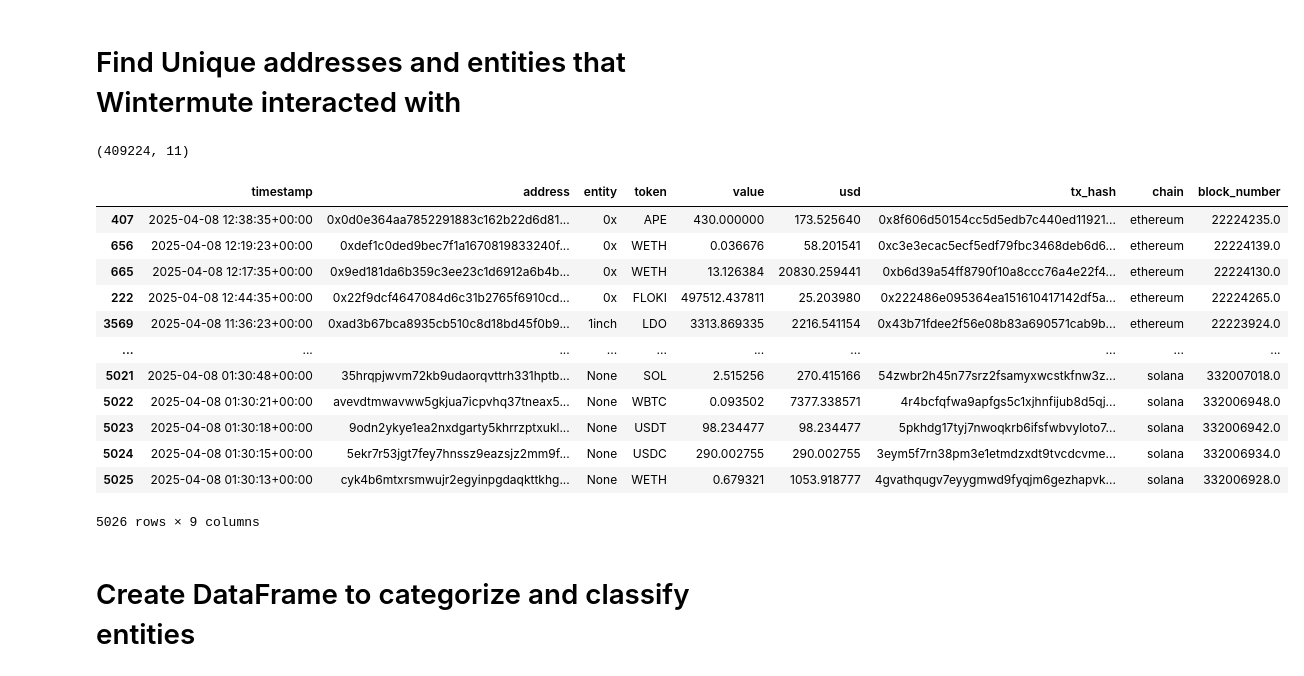
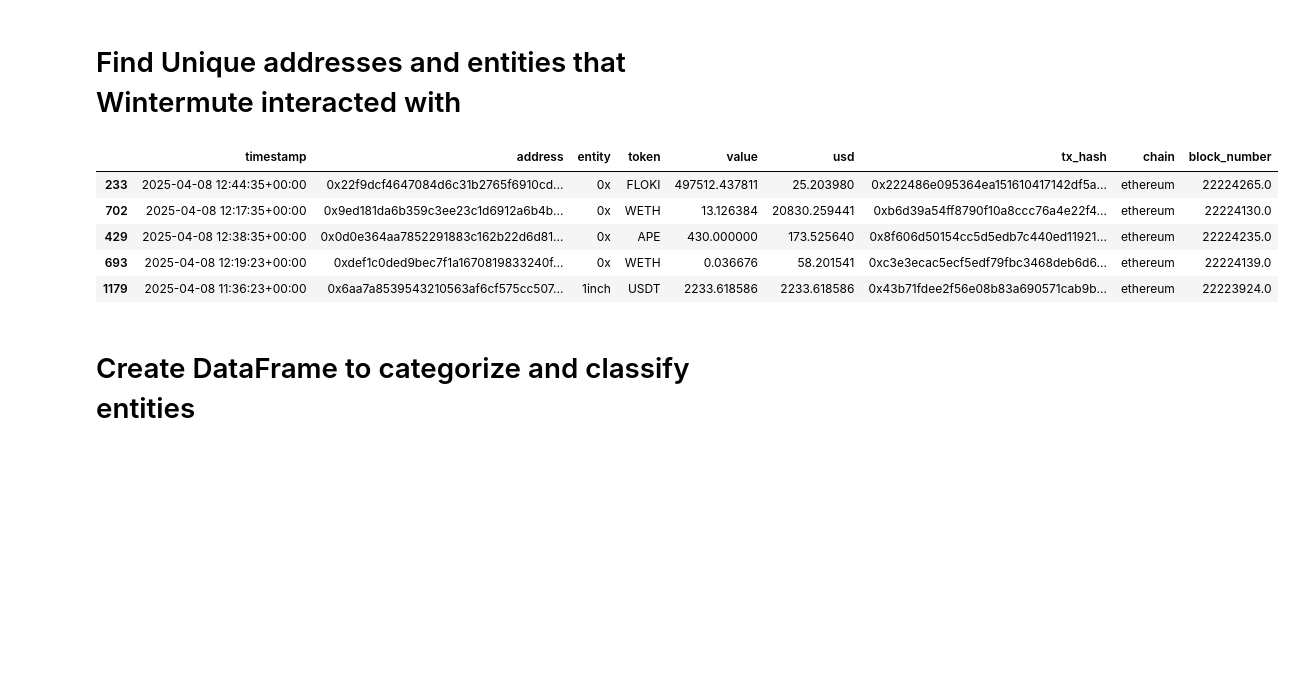
Before and after one commit to dleeim/wintermute_trading_activity, a Jupyter notebook: notebooks/entitiy_classification.ipynb, the cells around one changed output. Saved outputs shown, nothing was run; the diff lists cells and outputs as text; code cells hidden in the pictures; blank space fills up the shorter version.

Commit message:
neglected removing rows that did not have wintermute in from or to entities

```diff
--- a/notebooks/entitiy_classification.ipynb
+++ b/notebooks/entitiy_classification.ipynb
@@ -86,10 +83,8 @@ None
 # %% [markdown]
 # Find Unique addresses and entities that Wintermute interacted with
 # %%
-df = df[ df["from_entity"].str.contains("Wintermute", na=False) | df["to_entity"].str.contains("Wintermute", na=False)]
-df.shape
+# df = df[ df["from_entity"].str.contains("Wintermute", na=False) | df["to_entity"].str.contains("Wintermute", na=False)]
+# df.shape
-# %% [output]
-(409224, 11)
 # %%
 df_from = df[df['from_entity']!='Wintermute']
 df_from = df_from.rename(columns={"from_address": "address", "from_entity": "entity"})
@@ -114,21 +109,14 @@ with open("../outputs/addresses.txt", "w", encoding="utf-8") as f:
 with open("../outputs/entities.txt", "w", encoding="utf-8") as f:
     f.write("\n".join(entities))
 # %%
-df_non_wintermute
+df_non_wintermute.head()
 # %% [output]
 |  | timestamp | address | entity | token | value | usd | tx_hash | chain | block_number |
-| 407 | 2025-04-08 12:38:35+00:00 | 0x0d0e364aa7852291883c162b22d6d81... | 0x | APE | 430.000000 | 173.525640 | 0x8f606d50154cc5d5edb7c440ed11921... | ethereum | 22224235.0 |
-| 656 | 2025-04-08 12:19:23+00:00 | 0xdef1c0ded9bec7f1a1670819833240f... | 0x | WETH | 0.036676 | 58.201541 | 0xc3e3ecac5ecf5edf79fbc3468deb6d6... | ethereum | 22224139.0 |
-| 665 | 2025-04-08 12:17:35+00:00 | 0x9ed181da6b359c3ee23c1d6912a6b4b... | 0x | WETH | 13.126384 | 20830.259441 | 0xb6d39a54ff8790f10a8ccc76a4e22f4... | ethereum | 22224130.0 |
-| 222 | 2025-04-08 12:44:35+00:00 | 0x22f9dcf4647084d6c31b2765f6910cd... | 0x | FLOKI | 497512.437811 | 25.203980 | 0x222486e095364ea151610417142df5a... | ethereum | 22224265.0 |
-| 3569 | 2025-04-08 11:36:23+00:00 | 0xad3b67bca8935cb510c8d18bd45f0b9... | 1inch | LDO | 3313.869335 | 2216.541154 | 0x43b71fdee2f56e08b83a690571cab9b... | ethereum | 22223924.0 |
-| ... | ... | ... | ... | ... | ... | ... | ... | ... | ... |
-| 5021 | 2025-04-08 01:30:48+00:00 | 35hrqpjwvm72kb9udaorqvttrh331hptb... | None | SOL | 2.515256 | 270.415166 | 54zwbr2h45n77srz2fsamyxwcstkfnw3z... | solana | 332007018.0 |
-| 5022 | 2025-04-08 01:30:21+00:00 | avevdtmwavww5gkjua7icpvhq37tneax5... | None | WBTC | 0.093502 | 7377.338571 | 4r4bcfqfwa9apfgs5c1xjhnfijub8d5qj... | solana | 332006948.0 |
-| 5023 | 2025-04-08 01:30:18+00:00 | 9odn2ykye1ea2nxdgarty5khrrzptxukl... | None | USDT | 98.234477 | 98.234477 | 5pkhdg17tyj7nwoqkrb6ifsfwbvyloto7... | solana | 332006942.0 |
-| 5024 | 2025-04-08 01:30:15+00:00 | 5ekr7r53jgt7fey7hnssz9eazsjz2mm9f... | None | USDC | 290.002755 | 290.002755 | 3eym5f7rn38pm3e1etmdzxdt9tvcdcvme... | solana | 332006934.0 |
-| 5025 | 2025-04-08 01:30:13+00:00 | cyk4b6mtxrsmwujr2egyinpgdaqkttkhg... | None | WETH | 0.679321 | 1053.918777 | 4gvathqugv7eyygmwd9fyqjm6gezhapvk... | solana | 332006928.0 |
+| 233 | 2025-04-08 12:44:35+00:00 | 0x22f9dcf4647084d6c31b2765f6910cd... | 0x | FLOKI | 497512.437811 | 25.203980 | 0x222486e095364ea151610417142df5a... | ethereum | 22224265.0 |
+| 702 | 2025-04-08 12:17:35+00:00 | 0x9ed181da6b359c3ee23c1d6912a6b4b... | 0x | WETH | 13.126384 | 20830.259441 | 0xb6d39a54ff8790f10a8ccc76a4e22f4... | ethereum | 22224130.0 |
+| 429 | 2025-04-08 12:38:35+00:00 | 0x0d0e364aa7852291883c162b22d6d81... | 0x | APE | 430.000000 | 173.525640 | 0x8f606d50154cc5d5edb7c440ed11921... | ethereum | 22224235.0 |
+| 693 | 2025-04-08 12:19:23+00:00 | 0xdef1c0ded9bec7f1a1670819833240f... | 0x | WETH | 0.036676 | 58.201541 | 0xc3e3ecac5ecf5edf79fbc3468deb6d6... | ethereum | 22224139.0 |
+| 1179 | 2025-04-08 11:36:23+00:00 | 0x6aa7a8539543210563af6cf575cc507... | 1inch | USDT | 2233.618586 | 2233.618586 | 0x43b71fdee2f56e08b83a690571cab9b... | ethereum | 22223924.0 |
-5026 rows × 9 columns
 # %% [markdown]
 # Create DataFrame to categorize and classify entities
 # %%
```
Also changed, not shown: parts of 7 cells of this notebook, 3 other files.
